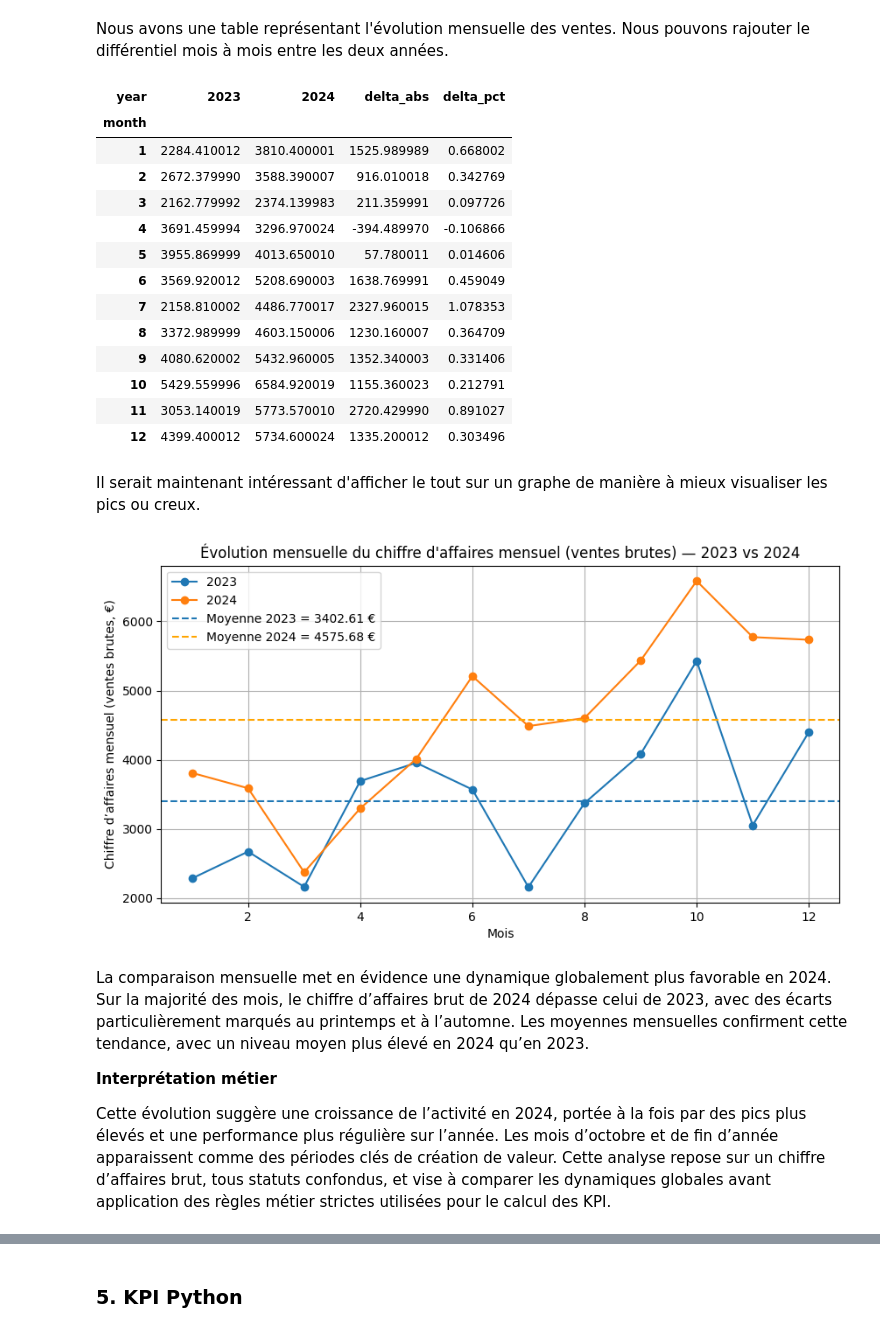
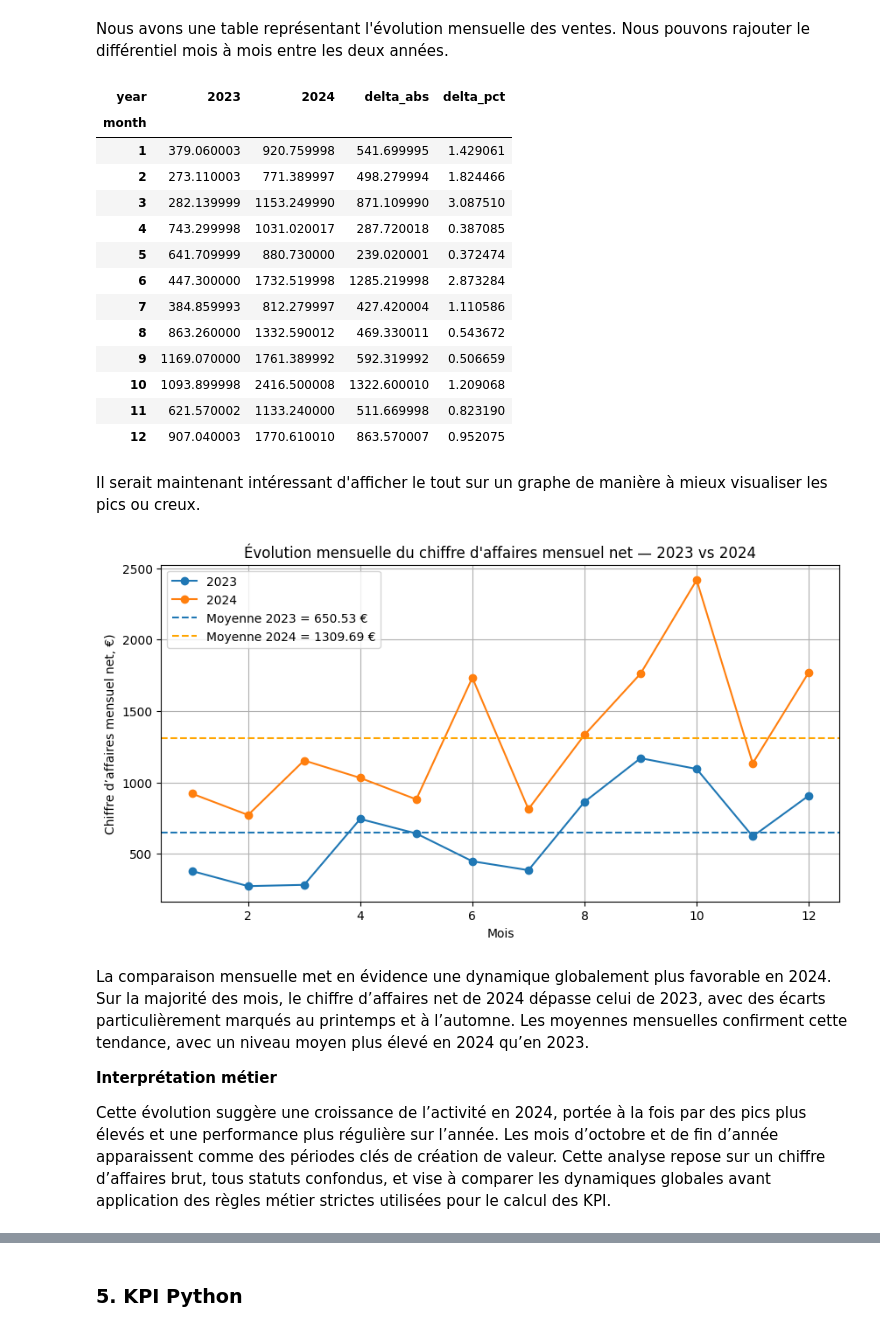
Before and after one commit to Ju3465/Analyse-e-commerce-2023-vs-2024-thelook_ecommerce, a Jupyter notebook: notebooks/eda_thelook_fr_women_2023_2024.ipynb, the cells around one changed output, grey strips where cells are left out. Cells and saved outputs as stored; diff of their text form; code cells hidden in the pictures.

```diff
--- a/notebooks/eda_thelook_fr_women_2023_2024.ipynb
+++ b/notebooks/eda_thelook_fr_women_2023_2024.ipynb
@@ -454,8 +454,11 @@ Encore une fois, les analyses sont réalisées sur l’ensemble des lignes de co
 # %% [markdown]
 ##### 3.2.1. Contribution par marque
 # %%
+# Filtre sur les articles au statut "Complete"
+df_net = df[df["item_status"] == "Complete"].copy()
+
 # Contribution par marque
-ca_marque = df.groupby('brand')['sale_price'].sum().sort_values(ascending=False)
+ca_marque = df_net.groupby('brand')['sale_price'].sum().sort_values(ascending=False)
 
 # Sélection du top 10 marques par CA
 top10_marques = ca_marque.head(10)
@@ -556,9 +559,9 @@ Cette concentration géographique met en évidence le poids des grandes agglomé
 Nous allons maintenant créer une colonne month pour analyser la saisonnalité mensuelle. Toutes les analyses temporelles comparatives 2023 vs 2024 seront basées sur item_created_at (date des lignes) afin de respecter le périmètre ainsi que les nouvelles colonnes de dates month et year.
 # %%
 # Création colonne month
-df["month"] = df["item_created_at"].dt.month
+df_net["month"] = df["item_created_at"].dt.month
 
 # Contribution par saisonnalité mensuelle
-df.groupby('month')['sale_price'].sum()
+df_net.groupby('month')['sale_price'].sum()
 # %% [output]
 month
@@ -590,7 +591,7 @@ Cette analyse est complétée dans la section suivante par une comparaison mensu
 A présent, voyons l'évolution mensuelle des ventes sur les années 2023 et 2024. Nous n'allons ici pas nous soucier des statuts des commandes, par conséquent les ventes brutes que nous allons avoir comportent des lignes de commandes annulées, retournées ou en cours.
 # %%
 # Création des colonnes year et month de création des lignes de commande
-df["year"] = df["item_created_at"].dt.year
-df["month"] = df["item_created_at"].dt.month
+df_net["year"] = df["item_created_at"].dt.year
+df_net["month"] = df["item_created_at"].dt.month
 # %%
 # Evaluation du CA par année
@@ -605,7 +606,7 @@ Tout d'abord on remarque rapidement que ce chiffre d'affaires brut a significati
 # %%
 # Création du dataframe regroupant les ventes par mois et années
 monthly_ca = (
-    df.groupby(["year", "month"])["sale_price"]
+    df_net.groupby(["year", "month"])["sale_price"]
     .sum()
     .reset_index()
 )
@@ -651,52 +652,52 @@ monthly_ca_pivot
 # %% [output]
 | year | 2023 | 2024 | delta_abs | delta_pct |
 | month |  |  |  |  |
-| 1 | 2284.410012 | 3810.400001 | 1525.989989 | 0.668002 |
-| 2 | 2672.379990 | 3588.390007 | 916.010018 | 0.342769 |
-| 3 | 2162.779992 | 2374.139983 | 211.359991 | 0.097726 |
-| 4 | 3691.459994 | 3296.970024 | -394.489970 | -0.106866 |
-| 5 | 3955.869999 | 4013.650010 | 57.780011 | 0.014606 |
-| 6 | 3569.920012 | 5208.690003 | 1638.769991 | 0.459049 |
-| 7 | 2158.810002 | 4486.770017 | 2327.960015 | 1.078353 |
-| 8 | 3372.989999 | 4603.150006 | 1230.160007 | 0.364709 |
-| 9 | 4080.620002 | 5432.960005 | 1352.340003 | 0.331406 |
-| 10 | 5429.559996 | 6584.920019 | 1155.360023 | 0.212791 |
-| 11 | 3053.140019 | 5773.570010 | 2720.429990 | 0.891027 |
-| 12 | 4399.400012 | 5734.600024 | 1335.200012 | 0.303496 |
+| 1 | 379.060003 | 920.759998 | 541.699995 | 1.429061 |
+| 2 | 273.110003 | 771.389997 | 498.279994 | 1.824466 |
+| 3 | 282.139999 | 1153.249990 | 871.109990 | 3.087510 |
+| 4 | 743.299998 | 1031.020017 | 287.720018 | 0.387085 |
+| 5 | 641.709999 | 880.730000 | 239.020001 | 0.372474 |
+| 6 | 447.300000 | 1732.519998 | 1285.219998 | 2.873284 |
+| 7 | 384.859993 | 812.279997 | 427.420004 | 1.110586 |
+| 8 | 863.260000 | 1332.590012 | 469.330011 | 0.543672 |
+| 9 | 1169.070000 | 1761.389992 | 592.319992 | 0.506659 |
+| 10 | 1093.899998 | 2416.500008 | 1322.600010 | 1.209068 |
+| 11 | 621.570002 | 1133.240000 | 511.669998 | 0.823190 |
+| 12 | 907.040003 | 1770.610010 | 863.570007 | 0.952075 |
 # %% [markdown]
 Il serait maintenant intéressant d'afficher le tout sur un graphe de manière à mieux visualiser les pics ou creux.
 # %%
 # Création du graphique des CA mensuels 2023 vs 2024
 ax = monthly_ca_pivot[[2023, 2024]].plot(
     kind="line",
     marker="o",
     figsize=(10, 5)
 )
 
 # Calcul des moyennes annuelles
 mean_2023 = monthly_ca_pivot[2023].mean()
 mean_2024 = monthly_ca_pivot[2024].mean()
 
 # Ajout des lignes horizontales correspondant aux moyennes
 ax.axhline(mean_2023, linestyle="--", label=f"Moyenne 2023 = {mean_2023:.2f} €")
 ax.axhline(mean_2024, linestyle="--", color='orange', label=f"Moyenne 2024 = {mean_2024:.2f} €")
 
 # Paramétrage du graphique
-ax.set_title("Évolution mensuelle du chiffre d'affaires mensuel (ventes brutes) — 2023 vs 2024")
+ax.set_title("Évolution mensuelle du chiffre d'affaires mensuel net — 2023 vs 2024")
 ax.set_xlabel("Mois")
-ax.set_ylabel("Chiffre d’affaires mensuel (ventes brutes, €)")
+ax.set_ylabel("Chiffre d’affaires mensuel net, €)")
 
 # Affichage de la légende et de la grille
 ax.legend()
 ax.grid(True)
 
 # Affichage plot
 plt.show()
 # %% [output]
-[figure, old version]
+[figure, new version]
 # %% [markdown]
 La comparaison mensuelle met en évidence une dynamique globalement plus favorable en 2024.
-Sur la majorité des mois, le chiffre d’affaires brut de 2024 dépasse celui de 2023, avec des écarts particulièrement marqués au printemps et à l’automne. Les moyennes mensuelles confirment cette tendance, avec un niveau moyen plus élevé en 2024 qu’en 2023.
+Sur la majorité des mois, le chiffre d’affaires net de 2024 dépasse celui de 2023, avec des écarts particulièrement marqués au printemps et à l’automne. Les moyennes mensuelles confirment cette tendance, avec un niveau moyen plus élevé en 2024 qu’en 2023.
 
 **Interprétation métier**
 
```
Also changed, not shown: parts of 15 cells of this notebook.
